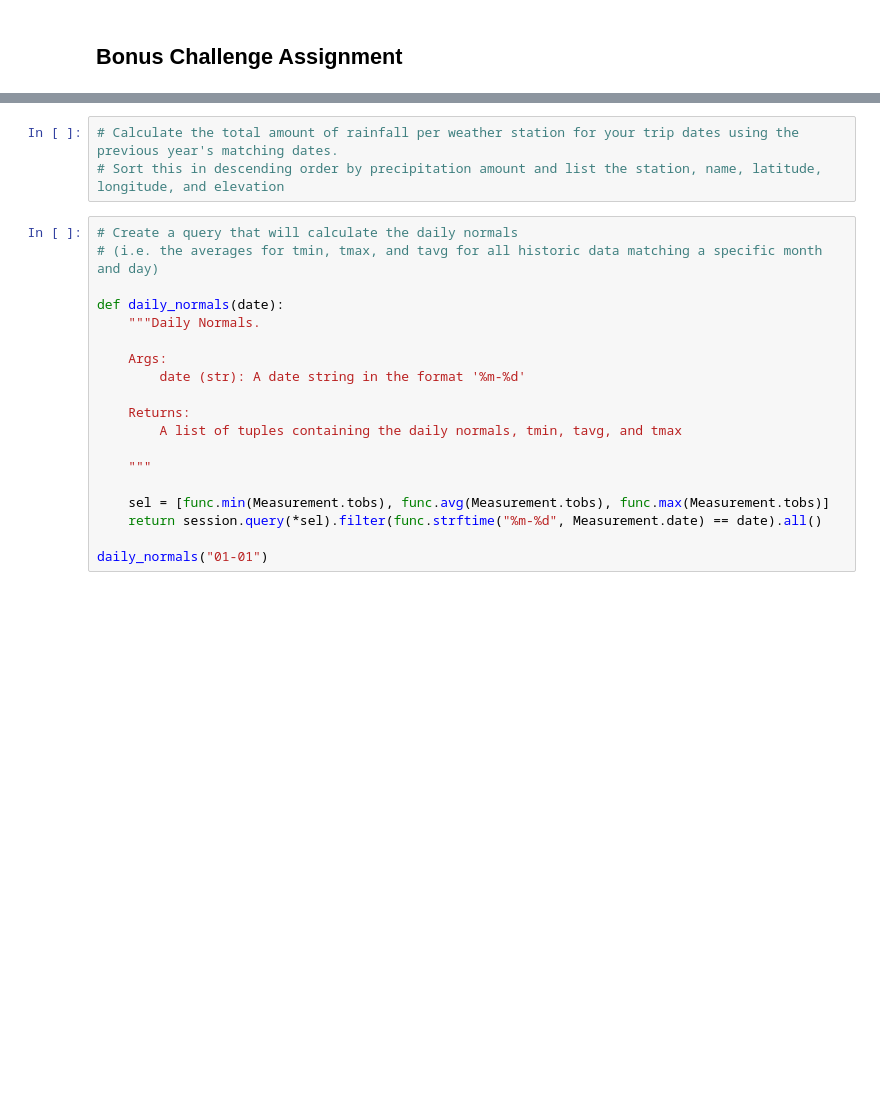
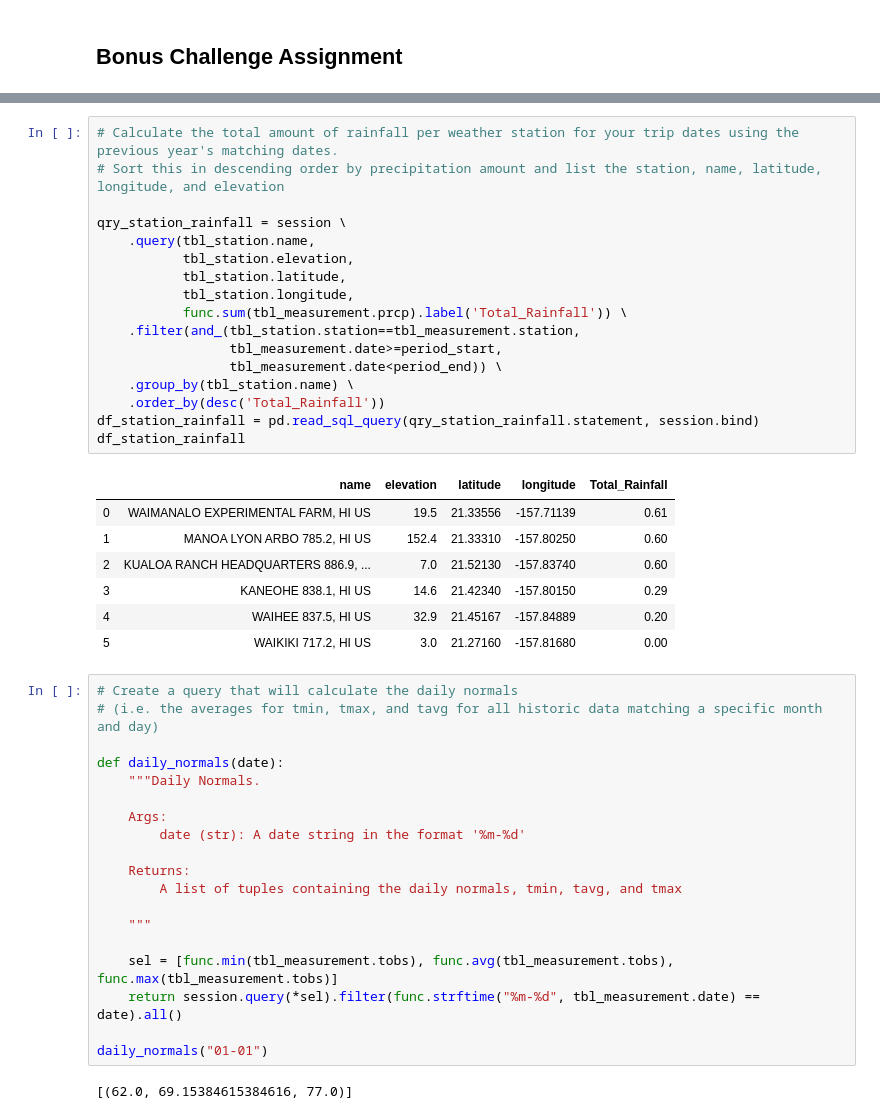
Before and after one commit to florin-vasiliu/sqlalchemy-challenge, a Jupyter notebook: app.ipynb, the cells around one changed output, grey strips where cells are left out. Cells and saved outputs as stored; diff of their text form; blank space fills up the shorter version.

```diff
--- a/app.ipynb
+++ b/app.ipynb
@@ -287,6 +340,28 @@ print(calc_temps('2012-02-28', '2012-03-05'))
 # %%
 # Calculate the total amount of rainfall per weather station for your trip dates using the previous year's matching dates.
 # Sort this in descending order by precipitation amount and list the station, name, latitude, longitude, and elevation
+
+qry_station_rainfall = session \
+    .query(tbl_station.name,
+           tbl_station.elevation,
+           tbl_station.latitude,
+           tbl_station.longitude,
+           func.sum(tbl_measurement.prcp).label('Total_Rainfall')) \
+    .filter(and_(tbl_station.station==tbl_measurement.station,
+                 tbl_measurement.date>=period_start,
+                 tbl_measurement.date<period_end)) \
+    .group_by(tbl_station.name) \
+    .order_by(desc('Total_Rainfall'))
+df_station_rainfall = pd.read_sql_query(qry_station_rainfall.statement, session.bind)
+df_station_rainfall
+# %% [output]
+|  | name | elevation | latitude | longitude | Total_Rainfall |
+| 0 | WAIMANALO EXPERIMENTAL FARM, HI US | 19.5 | 21.33556 | -157.71139 | 0.61 |
+| 1 | MANOA LYON ARBO 785.2, HI US | 152.4 | 21.33310 | -157.80250 | 0.60 |
+| 2 | KUALOA RANCH HEADQUARTERS 886.9, ... | 7.0 | 21.52130 | -157.83740 | 0.60 |
+| 3 | KANEOHE 838.1, HI US | 14.6 | 21.42340 | -157.80150 | 0.29 |
+| 4 | WAIHEE 837.5, HI US | 32.9 | 21.45167 | -157.84889 | 0.20 |
+| 5 | WAIKIKI 717.2, HI US | 3.0 | 21.27160 | -157.81680 | 0.00 |
 # %%
 # Create a query that will calculate the daily normals
 # (i.e. the averages for tmin, tmax, and tavg for all historic data matching a specific month and day)
@@ -302,10 +377,12 @@ def daily_normals(date):
 
     """
 
-    sel = [func.min(Measurement.tobs), func.avg(Measurement.tobs), func.max(Measurement.tobs)]
-    return session.query(*sel).filter(func.strftime("%m-%d", Measurement.date) == date).all()
+    sel = [func.min(tbl_measurement.tobs), func.avg(tbl_measurement.tobs), func.max(tbl_measurement.tobs)]
+    return session.query(*sel).filter(func.strftime("%m-%d", tbl_measurement.date) == date).all()
 
 daily_normals("01-01")
+# %% [output]
+[(62.0, 69.15384615384616, 77.0)]
 # %%
 # calculate the daily normals for your trip
 # push each tuple of calculations into a list called `normals`
```
Also changed, not shown: parts of 19 cells of this notebook.
